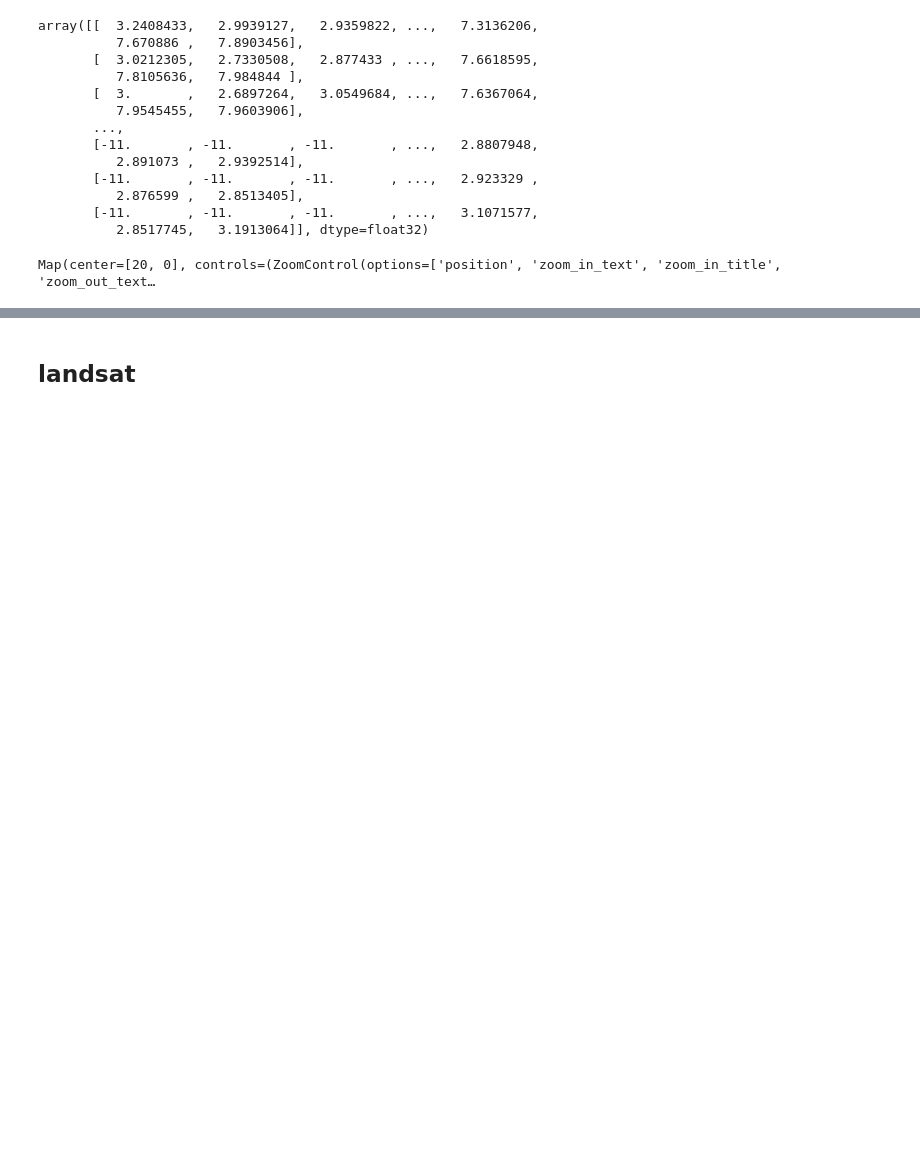
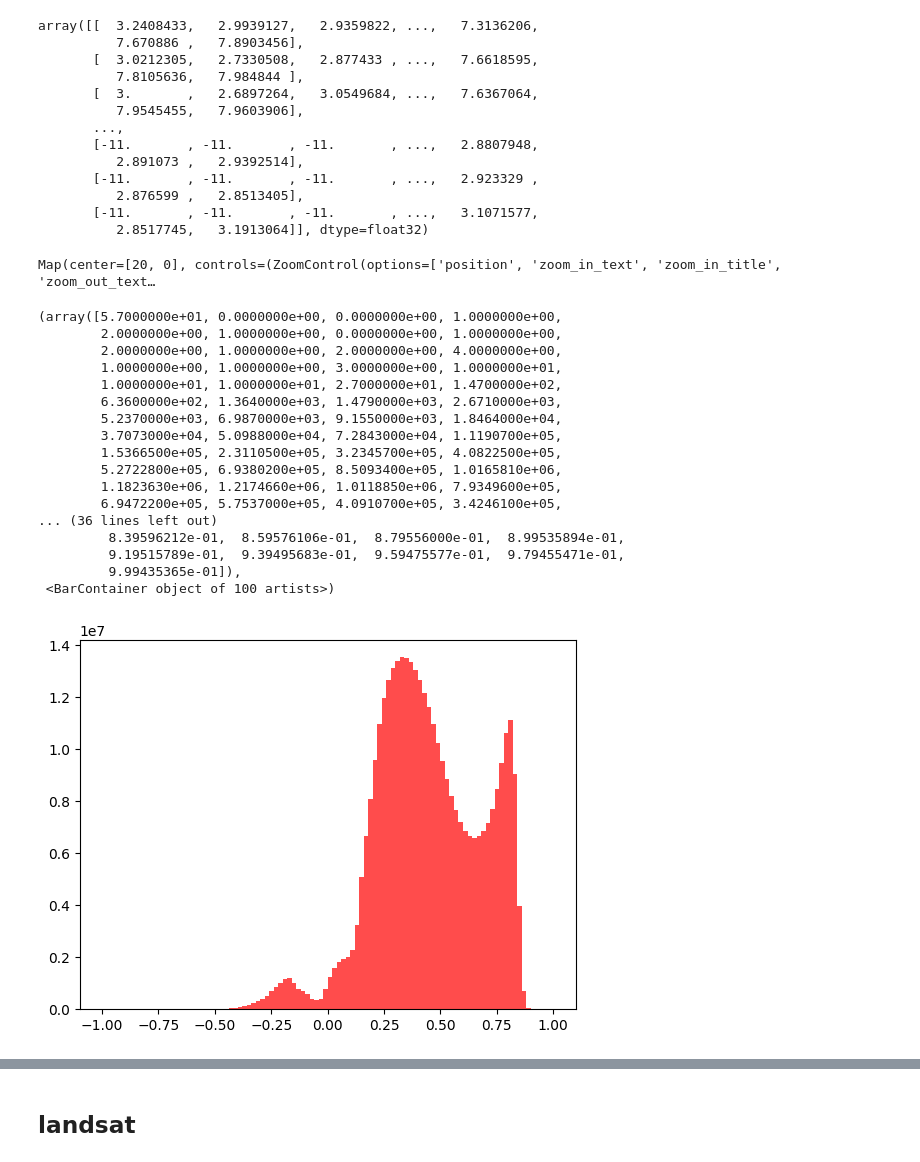
Before and after one commit to mapping-systems/cdp-mapping-systems, a Jupyter notebook: Tutorials/04_change.ipynb, the cells around one changed output, grey strips where cells are left out. Saved outputs shown, nothing was run; the diff lists cells and outputs as text; code cells hidden in the pictures; blank space fills up the shorter version.

```diff
--- a/Tutorials/04_change.ipynb
+++ b/Tutorials/04_change.ipynb
@@ -250,12 +285,30 @@ To: /Users/marioag/Documents/GitHub/cdp-mapping-systems/Data/stac/dallas/S2A_14S
 # mosaic files based on band name
 
 
-def mosaic_by_band(dir, bands, crs):
+def mosaic_by_band(
+    dir,
+    bands: list = [
+        "red",
+        "blue",
+        "green",
+        "nir",
+        "coastal",
+        "nir08",
+        "nir09",
+        "rededge1",
+        "rededge2",
+        "rededge3",
+        "scl",
+        "swir16",
+        "swir22",
+    ],
+    crs: str = None,
+):
     mosaics = {}
     for band in bands:
         files = glob.glob(f"{dir}/*{band}.tif")
 
-        out_file = f"{dir}/mosaic_{band}.tif"
+        out_file = f"{dir}/mosaic_{band}_.tif"
         raster_data = [rio.open(f) for f in files]
 
         mosaic, out_trans = merge(raster_data)
@@ -348,3 +414,28 @@ m.add_raster(ndvi_multi_image, layer_name="NDVI", vmin=-10, vmax=10, cmap="PiYG"
 m
 # %% [output]
 Map(center=[20, 0], controls=(ZoomControl(options=['position', 'zoom_in_text', 'zoom_in_title', 'zoom_out_text…
+# %%
+# get histogram of ndvi image values
+
+import matplotlib.pyplot as plt
+
+plt.hist(ndvi[ndvi != -1.1].ravel(), bins=100, color="red", alpha=0.7)
+# %% [output]
+(array([5.7000000e+01, 0.0000000e+00, 0.0000000e+00, 1.0000000e+00,
+        2.0000000e+00, 1.0000000e+00, 0.0000000e+00, 1.0000000e+00,
+        2.0000000e+00, 1.0000000e+00, 2.0000000e+00, 4.0000000e+00,
+        1.0000000e+00, 1.0000000e+00, 3.0000000e+00, 1.0000000e+01,
+        1.0000000e+01, 1.0000000e+01, 2.7000000e+01, 1.4700000e+02,
+        6.3600000e+02, 1.3640000e+03, 1.4790000e+03, 2.6710000e+03,
+        5.2370000e+03, 6.9870000e+03, 9.1550000e+03, 1.8464000e+04,
+        3.7073000e+04, 5.0988000e+04, 7.2843000e+04, 1.1190700e+05,
+        1.5366500e+05, 2.3110500e+05, 3.2345700e+05, 4.0822500e+05,
+        5.2722800e+05, 6.9380200e+05, 8.5093400e+05, 1.0165810e+06,
+        1.1823630e+06, 1.2174660e+06, 1.0118850e+06, 7.9349600e+05,
+        6.9472200e+05, 5.7537000e+05, 4.0910700e+05, 3.4246100e+05,
+... (36 lines left out)
+         8.39596212e-01,  8.59576106e-01,  8.79556000e-01,  8.99535894e-01,
+         9.19515789e-01,  9.39495683e-01,  9.59475577e-01,  9.79455471e-01,
+         9.99435365e-01]),
+ <BarContainer object of 100 artists>)
+[figure, added]
```
Also changed, not shown: parts of 52 cells of this notebook, 3 other files.
